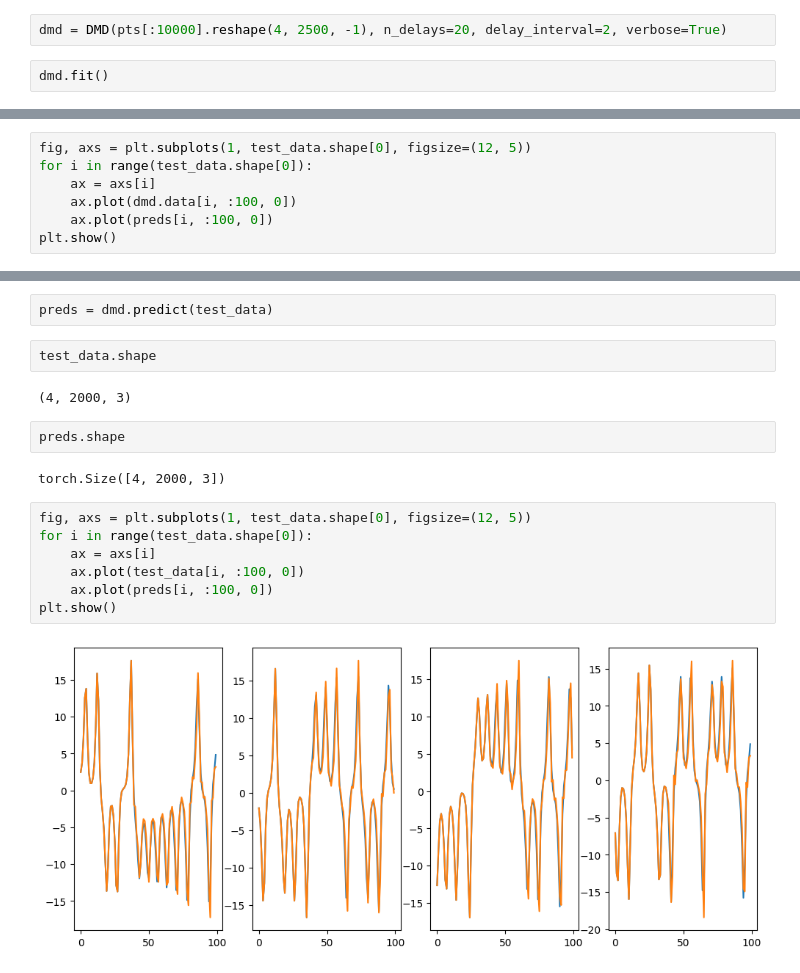
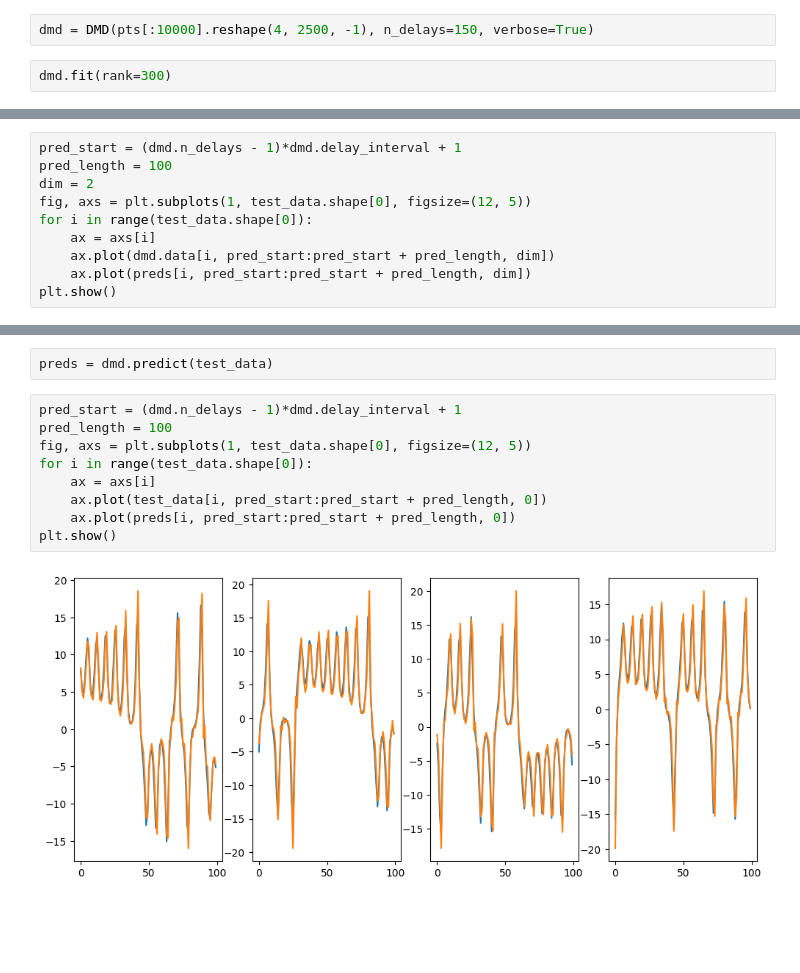
Before and after one commit to mitchellostrow/DSA, a Jupyter notebook: TestDMD.ipynb, the cells around one changed output, grey strips where cells are left out. Drawn from its saved outputs; the diff is of its cells as text; blank space fills up the shorter version.

```diff
--- a/TestDMD.ipynb
+++ b/TestDMD.ipynb
@@ -94,9 +95,9 @@ pts = pts - pts.mean(axis=0)
 # %% [markdown]
 # Test
 # %%
-dmd = DMD(pts[:10000].reshape(4, 2500, -1), n_delays=20, delay_interval=2, verbose=True)
+dmd = DMD(pts[:10000].reshape(4, 2500, -1), n_delays=150, verbose=True)
 # %%
-dmd.fit()
+dmd.fit(rank=300)
 # %% [output]
 Computing Hankel matrix ...
 Hankel matrix computed!
@@ -107,10 +108,13 @@ Least squares complete!
 # %%
 preds = dmd.predict()
 # %%
+pred_start = (dmd.n_delays - 1)*dmd.delay_interval + 1
+pred_length = 100
+dim = 2
 fig, axs = plt.subplots(1, test_data.shape[0], figsize=(12, 5))
 for i in range(test_data.shape[0]):
     ax = axs[i]
-    ax.plot(dmd.data[i, :100, 0])
-    ax.plot(preds[i, :100, 0])
+    ax.plot(dmd.data[i, pred_start:pred_start + pred_length, dim])
+    ax.plot(preds[i, pred_start:pred_start + pred_length, dim])
 plt.show()
 # %% [output]
@@ -120,20 +136,14 @@ test_data = pts[10000:]
 test_data = test_data.reshape(4, 2000, 3)
 # %%
 preds = dmd.predict(test_data)
-# %%
-test_data.shape
-# %% [output]
-(4, 2000, 3)
-# %%
-preds.shape
-# %% [output]
-torch.Size([4, 2000, 3])
 # %%
+pred_start = (dmd.n_delays - 1)*dmd.delay_interval + 1
+pred_length = 100
 fig, axs = plt.subplots(1, test_data.shape[0], figsize=(12, 5))
 for i in range(test_data.shape[0]):
     ax = axs[i]
-    ax.plot(test_data[i, :100, 0])
-    ax.plot(preds[i, :100, 0])
+    ax.plot(test_data[i, pred_start:pred_start + pred_length, 0])
+    ax.plot(preds[i, pred_start:pred_start + pred_length, 0])
 plt.show()
 # %% [output]
-[figure, old version]
+[figure, new version]
```
Also changed, not shown: parts of 4 cells of this notebook, 2 other files.
